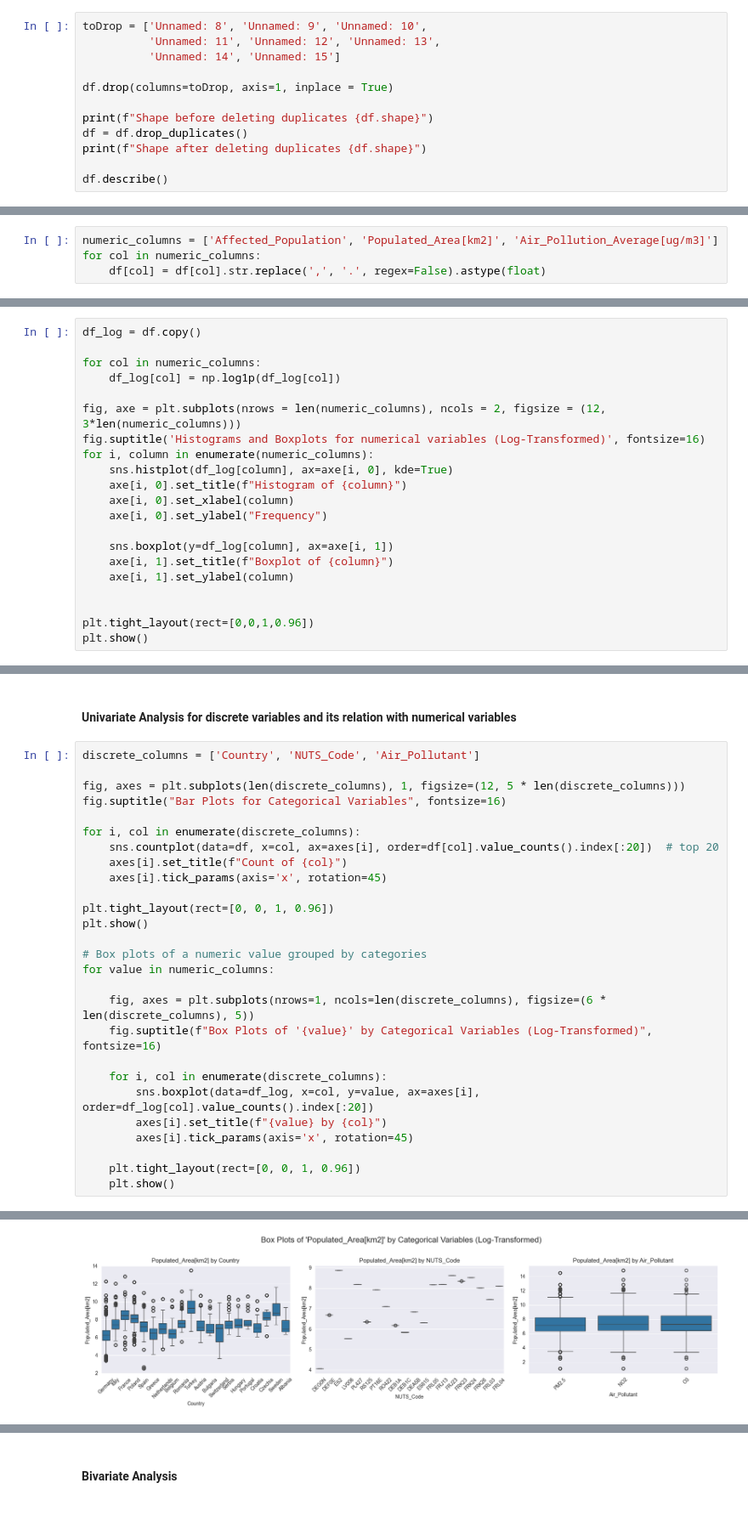
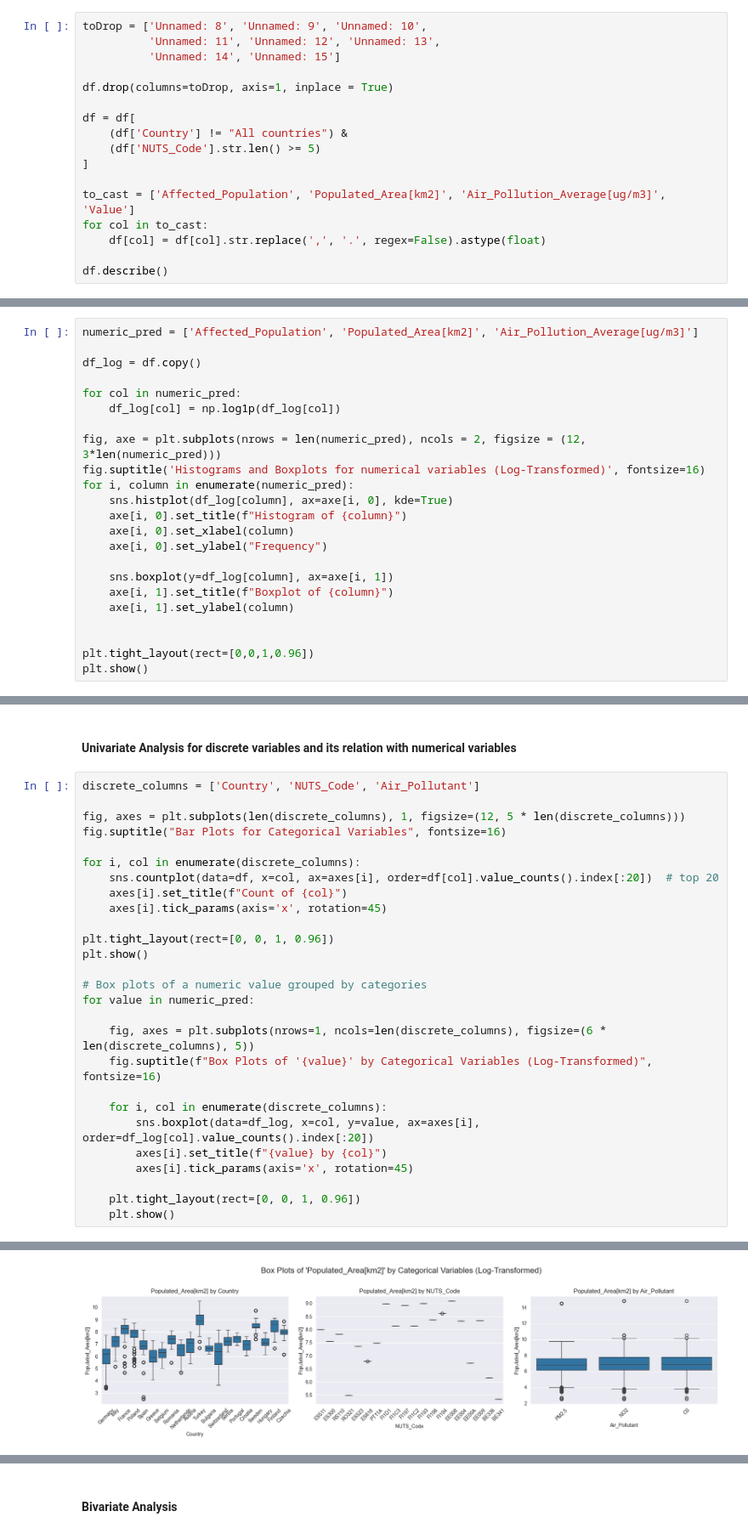
Before and after one commit to 1221715JorgeCruz/ANADI_MFC_3NA_1221715_1191843_1100719, a Jupyter notebook: trabalho_pratico_02/Airpol_project.ipynb, the cells around one changed output, grey strips where cells are left out. Shown at 85% size. Drawn from its saved outputs; the diff is of its cells as text.

```diff
--- a/trabalho_pratico_02/Airpol_project.ipynb
+++ b/trabalho_pratico_02/Airpol_project.ipynb
@@ -31,9 +31,14 @@ toDrop = ['Unnamed: 8', 'Unnamed: 9', 'Unnamed: 10',
 
 df.drop(columns=toDrop, axis=1, inplace = True)
 
-print(f"Shape before deleting duplicates {df.shape}")
-df = df.drop_duplicates()
-print(f"Shape after deleting duplicates {df.shape}")
+df = df[
+    (df['Country'] != "All countries") &
+    (df['NUTS_Code'].str.len() >= 5)
+]
+
+to_cast = ['Affected_Population', 'Populated_Area[km2]', 'Air_Pollution_Average[ug/m3]', 'Value']
+for col in to_cast:
+    df[col] = df[col].str.replace(',', '.', regex=False).astype(float)
 
 df.describe()
 # %% [output]
@@ -54,4 +53,0 @@ print(predictors)
-# %%
-numeric_columns = ['Affected_Population', 'Populated_Area[km2]', 'Air_Pollution_Average[ug/m3]']
-for col in numeric_columns:
-    df[col] = df[col].str.replace(',', '.', regex=False).astype(float)
@@ -58,14 +56,16 @@ for col in numeric_columns:
 # %% [markdown]
 #### Univariate Analysis for numerical variables
 # %%
+numeric_pred = ['Affected_Population', 'Populated_Area[km2]', 'Air_Pollution_Average[ug/m3]']
+
 df_log = df.copy()
 
-for col in numeric_columns:
+for col in numeric_pred:
     df_log[col] = np.log1p(df_log[col])
 
-fig, axe = plt.subplots(nrows = len(numeric_columns), ncols = 2, figsize = (12, 3*len(numeric_columns)))
+fig, axe = plt.subplots(nrows = len(numeric_pred), ncols = 2, figsize = (12, 3*len(numeric_pred)))
 fig.suptitle('Histograms and Boxplots for numerical variables (Log-Transformed)', fontsize=16)
-for i, column in enumerate(numeric_columns):
+for i, column in enumerate(numeric_pred):
     sns.histplot(df_log[column], ax=axe[i, 0], kde=True)
     axe[i, 0].set_title(f"Histogram of {column}")
     axe[i, 0].set_xlabel(column)
@@ -97,7 +97,7 @@ plt.tight_layout(rect=[0, 0, 1, 0.96])
 plt.show()
 
 # Box plots of a numeric value grouped by categories
-for value in numeric_columns:
+for value in numeric_pred:
 
     fig, axes = plt.subplots(nrows=1, ncols=len(discrete_columns), figsize=(6 * len(discrete_columns), 5))
     fig.suptitle(f"Box Plots of '{value}' by Categorical Variables (Log-Transformed)", fontsize=16)
@@ -115 +115 @@ for value in numeric_columns:
-[figure, old version]
+[figure, new version]
```
Also changed, not shown: parts of 15 cells of this notebook.
